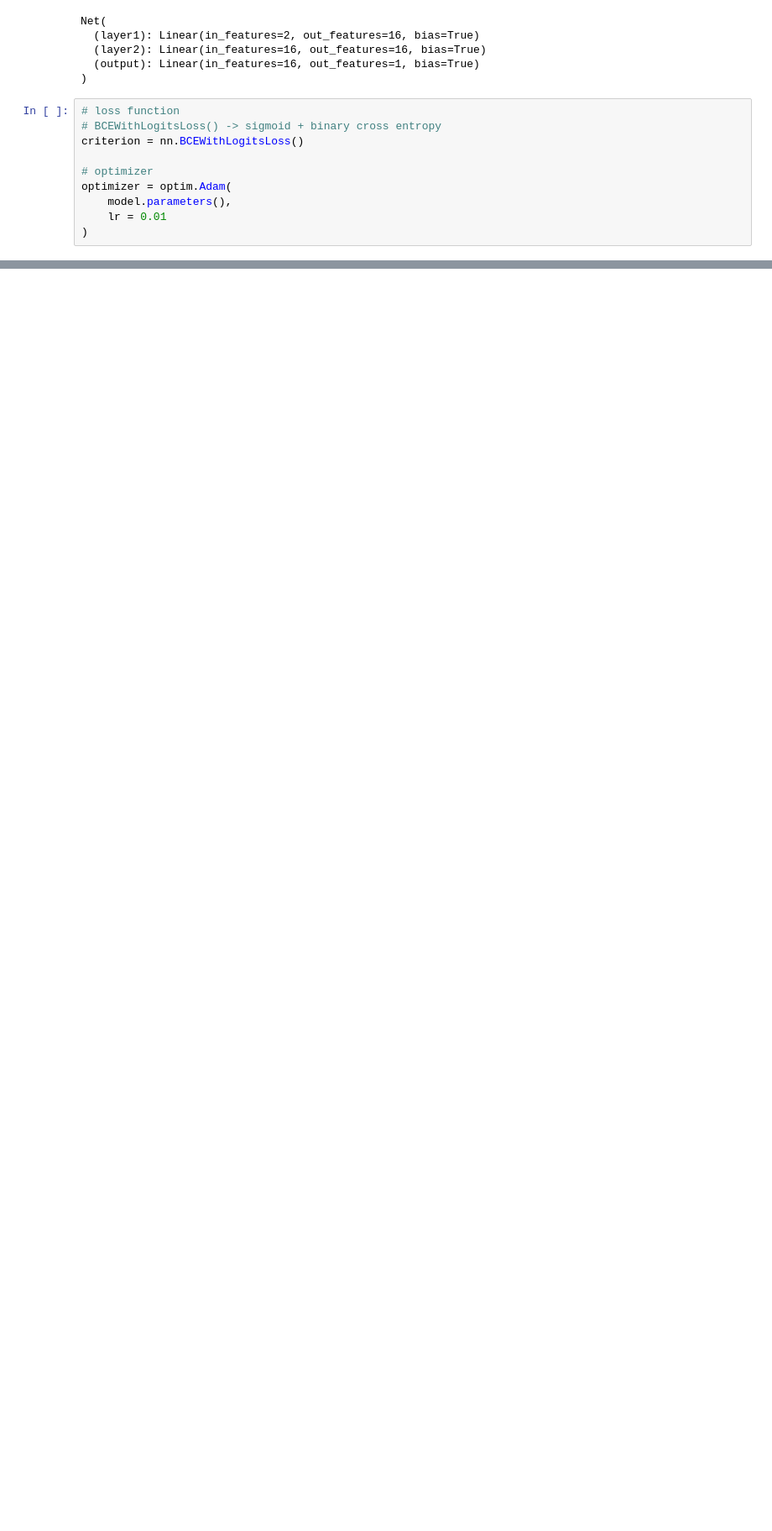
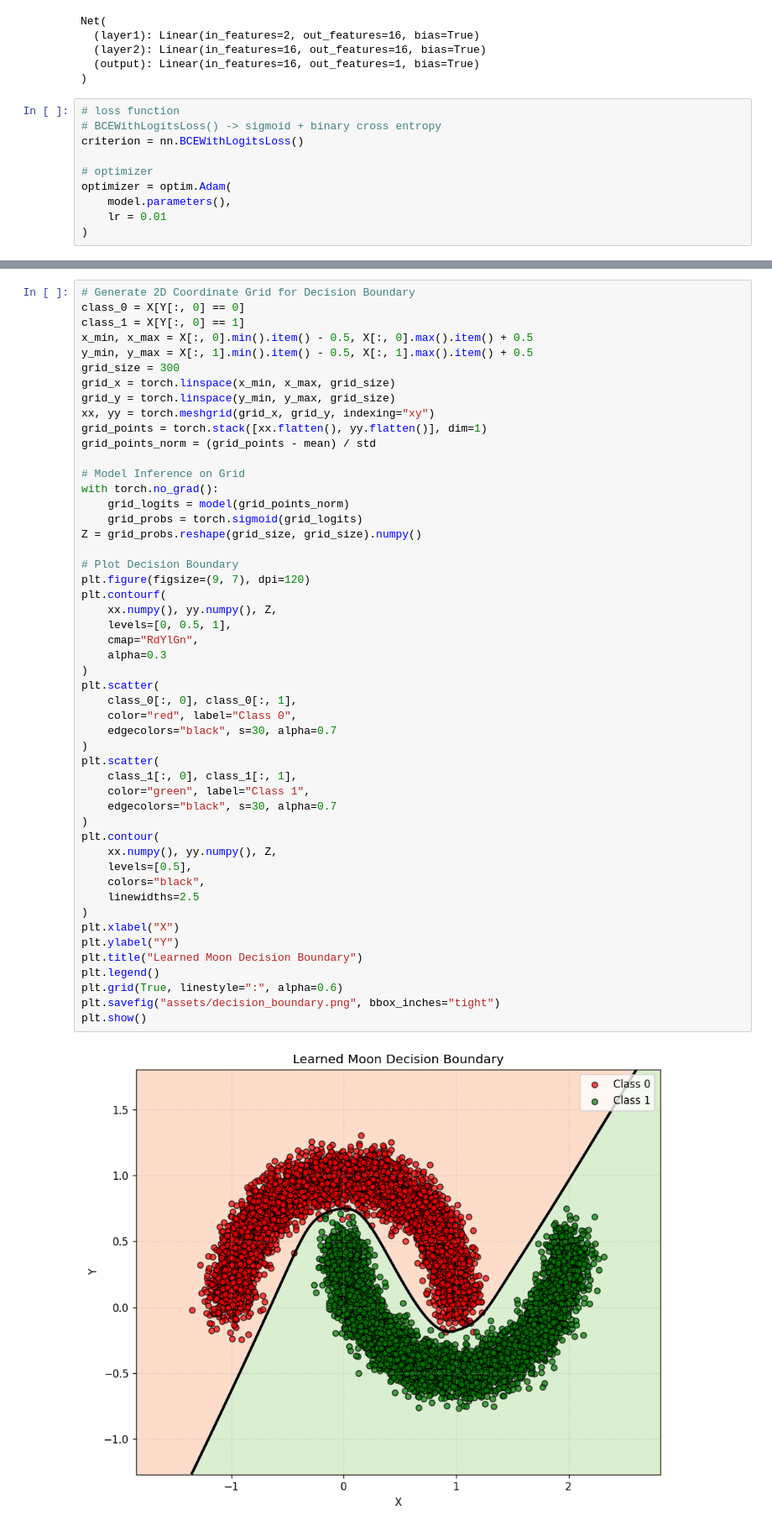
Before and after one commit to prachin77/NeuroSplit, a Jupyter notebook: splitter.ipynb, the cells around one changed output, grey strips where cells are left out. Shown at 84% size. Saved outputs shown, nothing was run; the diff lists cells and outputs as text; blank space fills up the shorter version.

```diff
--- a/splitter.ipynb
+++ b/splitter.ipynb
@@ -425,3 +315,55 @@ plt.show()
+# %%
+# Generate 2D Coordinate Grid for Decision Boundary
+class_0 = X[Y[:, 0] == 0]
+class_1 = X[Y[:, 0] == 1]
+x_min, x_max = X[:, 0].min().item() - 0.5, X[:, 0].max().item() + 0.5
+y_min, y_max = X[:, 1].min().item() - 0.5, X[:, 1].max().item() + 0.5
+grid_size = 300
+grid_x = torch.linspace(x_min, x_max, grid_size)
+grid_y = torch.linspace(y_min, y_max, grid_size)
+xx, yy = torch.meshgrid(grid_x, grid_y, indexing="xy")
+grid_points = torch.stack([xx.flatten(), yy.flatten()], dim=1)
+grid_points_norm = (grid_points - mean) / std
+
+# Model Inference on Grid
+with torch.no_grad():
+    grid_logits = model(grid_points_norm)
+    grid_probs = torch.sigmoid(grid_logits)
+Z = grid_probs.reshape(grid_size, grid_size).numpy()
+
+# Plot Decision Boundary
+plt.figure(figsize=(9, 7), dpi=120)
+plt.contourf(
+    xx.numpy(), yy.numpy(), Z,
+    levels=[0, 0.5, 1],
+    cmap="RdYlGn",
+    alpha=0.3
+)
+plt.scatter(
+    class_0[:, 0], class_0[:, 1],
+    color="red", label="Class 0",
+    edgecolors="black", s=30, alpha=0.7
+)
+plt.scatter(
+    class_1[:, 0], class_1[:, 1],
+    color="green", label="Class 1",
+    edgecolors="black", s=30, alpha=0.7
+)
+plt.contour(
+    xx.numpy(), yy.numpy(), Z,
+    levels=[0.5],
+    colors="black",
+    linewidths=2.5
+)
+plt.xlabel("X")
+plt.ylabel("Y")
+plt.title("Learned Moon Decision Boundary")
+plt.legend()
+plt.grid(True, linestyle=":", alpha=0.6)
+plt.savefig("assets/decision_boundary.png", bbox_inches="tight")
+plt.show()
+# %% [output]
+[figure, added]
 # %%
 plt.figure(figsize=(10, 8))
 
```
Also changed, not shown: parts of 11 cells of this notebook, 6 other files.
